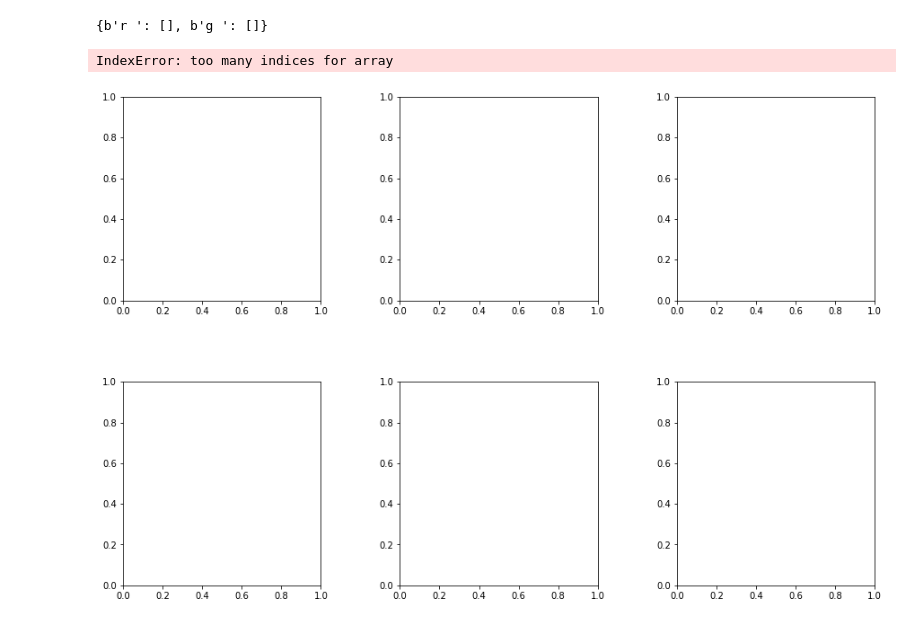
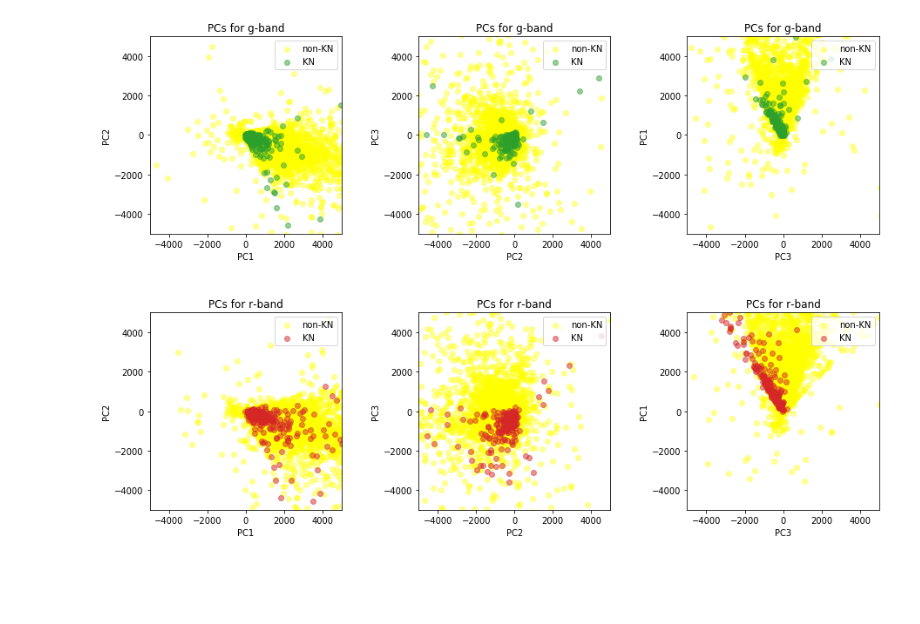
Before and after one commit to Biswa-10/Kilonova, a Jupyter notebook: plot_PC_coeff.ipynb, the cells around one changed output. Cells and saved outputs as stored; diff of their text form; code cells hidden in the pictures; blank space fills up the shorter version.

Commit message:
modified plot for ZTF

```diff
--- a/plot_PC_coeff.ipynb
+++ b/plot_PC_coeff.ipynb
@@ -26,7 +26,8 @@ if dataset_val == 0:
 
 if dataset_val == 1:
     dataset = "ZTF"
-    data_ob = load_ztf_data()
+    #data_ob = load_ztf_data()
+    data_ob = load_ztf_mixed()
     object_ids = data_ob.get_all_object_ids()
     kilonova_ids = object_ids
     bands = [b'g ', b'r ']
@@ -70,11 +79,11 @@ from LightCurve import LightCurve
 def get_kilonova_loc(object_list):
     kn_index=np.zeros(len(object_list), dtype = bool)
     for i,object_id in enumerate(object_list):
-        if data_ob.get_object_type_number(object_id)==64:
+        if (data_ob.get_object_type_number(object_id)==50)|(data_ob.get_object_type_number(object_id)==51):
             kn_index[i] =True
     return kn_index
 # %%
-def plot_dict_data(coeff_plot_data, num_PC_components =3, color_band_dict=None, bands=None, fig=None, x_limits = None, y_limits = None, mark_xlabel= False, mark_ylabel= False, set_ax_title=False):
+def plot_dict_data(coeff_plot_data, num_PC_components =3, color_band_dict=None, bands=None, fig=None, x_limits = None, y_limits = None, mark_xlabel= False, mark_ylabel= False, set_ax_title=False, label=""):
 
     if fig is None:
         fig,axs = plt.subplots(len(bands),num_PC_components, figsize=(num_PC_components*5, len(bands)*5))
@@ -100,15 +109,17 @@ def plot_dict_data(coeff_plot_data, num_PC_components =3, color_band_dict=None,
             PCy = coeff_band_data[:,y]
 
             if color_band_dict is not None:
-                ax_current.scatter(PCx,PCy, color = color_band_dict[band], alpha=.7)
+                ax_current.scatter(PCx,PCy, color = color_band_dict[band], alpha=.5, label=label)
             else:
-                ax_current.scatter(PCx, PCy, color = "yellow", alpha=.2)
+                ax_current.scatter(PCx, PCy, color = "yellow", alpha=.4, label = label)
 
             if x_limits is not None: ax_current.set_xlim(x_limits)
             if y_limits is not None: ax_current.set_ylim(y_limits)
             if mark_xlabel: ax_current.set_xlabel("PC"+str(x+1))
             if mark_ylabel: ax_current.set_ylabel("PC"+str(y+1))
             if set_ax_title: ax_current.set_title("PCs for "+ data_ob.band_map[band]+"-band")
+            if label != "":
+                ax_current.legend(loc="upper right")
 
     return fig
 # %%
@@ -133,12 +144,12 @@ def create_plot_data(coeff_dict_list,band = None):
     return plot_data
 # %%
-def plt_PLAsTiCC_coeff(object_ids, coeff_dict_list, color_band_dict, num_PC_components=3, bands = None):
+def plt_PLAsTiCC_coeff(object_ids, coeff_dict_list, color_band_dict, num_PC_components=3, x_limits =None, y_limits=None, bands = None):
 
     if bands is None:
         bands = data_ob.band_map.keys()
 
-    #kn_index = get_kilonova_loc(object_ids)
-    kn_index = np.ones((248),dtype=bool)
+    kn_index = get_kilonova_loc(object_ids)
+    #kn_index = np.ones((248),dtype=bool)
     kn_ids = object_ids[kn_index]
     non_kn_ids = object_ids[~kn_index]
     #print(len(kn_index))
@@ -150,24 +161,24 @@ def plt_PLAsTiCC_coeff(object_ids, coeff_dict_list, color_band_dict, num_PC_comp
     fig.subplots_adjust(wspace=.4,hspace=.4)
     if np.sum(len(~kn_index)>0):
         non_kn_plot_data = create_plot_data(coeff_non_kn_dict_list)
-        fig = plot_dict_data(non_kn_plot_data, fig = fig, bands= bands, num_PC_components=num_PC_components)
+        fig = plot_dict_data(non_kn_plot_data, fig = fig, bands= bands, num_PC_components=num_PC_components, label = "non-KN")
 
     if np.sum(len(kn_index))>0:
         kn_plot_data = create_plot_data(coeff_kn_dict_list)
-        fig = plot_dict_data(kn_plot_data, color_band_dict=color_band_dict, fig=fig, bands = bands, num_PC_components=num_PC_components, x_limits = (-5000,5000), y_limits =(-5000,5000), mark_xlabel = True, mark_ylabel= True, set_ax_title=True)
+        fig = plot_dict_data(kn_plot_data, color_band_dict=color_band_dict, fig=fig, bands = bands, num_PC_components=num_PC_components, x_limits = x_limits, y_limits =y_limits, mark_xlabel = True, mark_ylabel= True, set_ax_title=True, label="KN")
         #fig = plot_dict_data(kn_plot_data, color_band_dict=color_band_dict, fig=fig, bands = bands, num_PC_components=num_PC_components, mark_xlabel = True, mark_ylabel= True, set_ax_title=True)
 
-    print(len(coeff_kn_dict_list))
-
+    #print(len(coeff_kn_dict_list))
 
     plt.show()
 # %%
 if use_filter:
     object_ids = data_ob.df_metadata[data_ob.object_id_col_name][data_ob.df_metadata['filter_result']]
-plt_PLAsTiCC_coeff(object_ids = object_ids, coeff_dict_list=coeff_dict_list, color_band_dict=color_band_dict)
+#print(len(object_ids))
+
+#print(len(coeff_dict_list))
+plt_PLAsTiCC_coeff(object_ids = object_ids, coeff_dict_list=coeff_dict_list, color_band_dict=color_band_dict, x_limits=(-5000,5000),y_limits=(-5000,5000))
 # %% [output]
-{b'r ': [], b'g ': []}
-IndexError: too many indices for array
-[figure, old version]
+[figure, new version]
 # %%
 print(object_ids)
```
Also changed, not shown: parts of 4 cells of this notebook, 1 other file.
